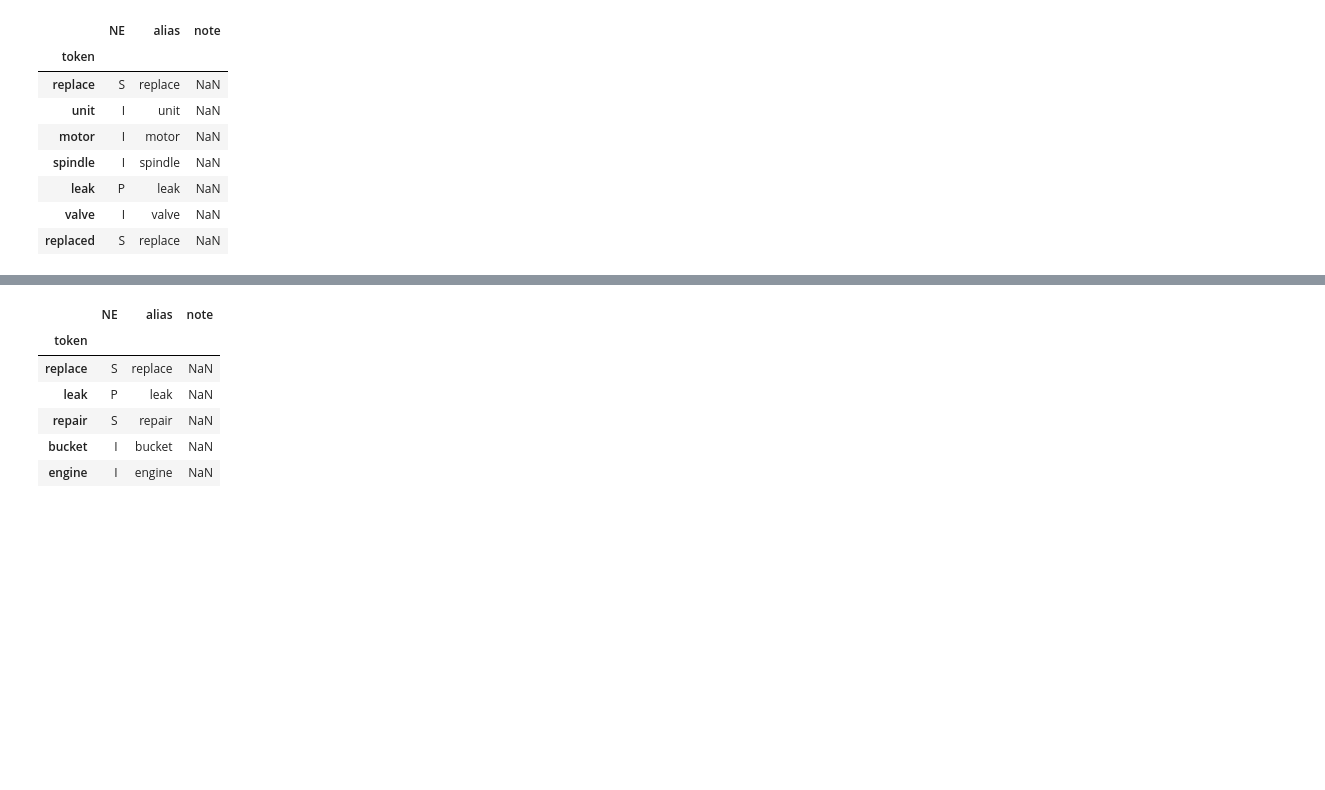
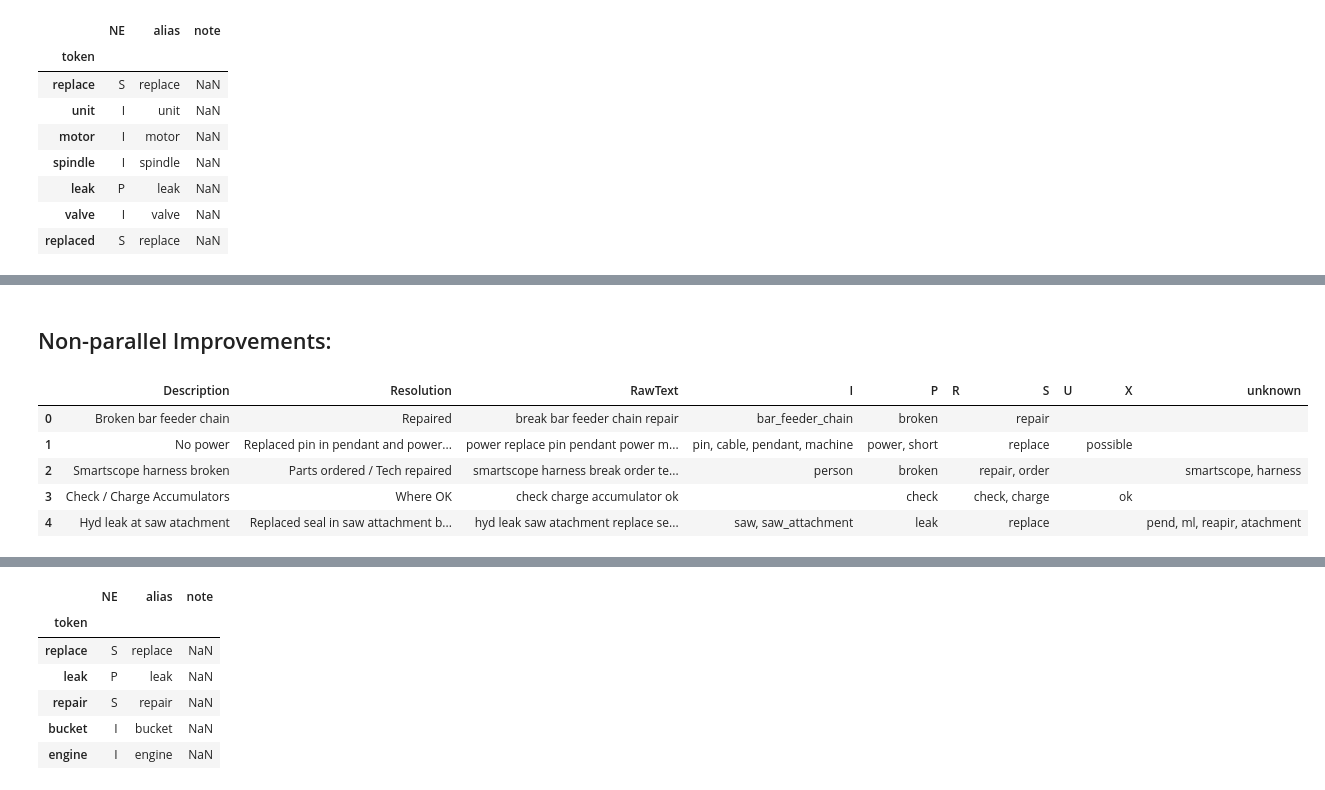
Before and after one commit to usnistgov/nestor-tmp2, a Jupyter notebook: docs/dask.ipynb, the cells around one changed output, grey strips where cells are left out. Cells and saved outputs as stored; diff of their text form; code cells hidden in the pictures; blank space fills up the shorter version.

```diff
--- a/docs/dask.ipynb
+++ b/docs/dask.ipynb
@@ -70,6 +72,3 @@ kex_gs.vocab.head(n=7)
 | leak | P | leak | NaN |
 | valve | I | valve | NaN |
 | replaced | S | replace | NaN |
-# %%
-s=set(kex_gs.vocab.index.tolist())
-# tok = kex_gs.df.RawText.str.split(r'[^\w]+')
@@ -98,0 +75,38 @@ tags.compute()
+# %% [markdown]
+## Non-parallel Improvements:
+# %%
+df = kex_gs.df.copy()
+tqdm.pandas(desc="KEx")
+vocab = kex_gs.vocab.astype(str).copy()
+
+thes_dict = vocab.alias.to_dict()
+substr = sorted(thes_dict, key=len, reverse=True)
+rx = re.compile('|'.join(map(re.escape, substr)))
+
+toks=df.RawText.str.split()
+toks = toks.progress_apply(lambda d: d if isinstance(d, list) else [])
+tags = df.RawText.str.replace(rx, lambda match: thes_dict[match.group(0)]).str.split()
+tags = tags.progress_apply(lambda d: d if isinstance(d, list) else [])
+
+grps = vocab.groupby('NE')
+
+for cls, grp in grps:
+    s = set(grp['alias'].astype(str).tolist())
+    df[cls] = tags.progress_apply(lambda x: list(s.intersection(x))).str.join(', ')
+
+df['unknown'] = toks.progress_apply(lambda x: list(set(x) - set(vocab.index))).str.join(', ')
+
+## This is legacy-style unknown filtering...not used anymore due to str.split() ???
+# def get_unknown(x):
+#     catch = list(set(x)-set(vocab.index))
+#     return [i for i in catch if not np.any(np.isin(list(vocab), i.split(' ')))]
+# df['unknown'] = toks.progress_apply(get_unknown).str.join(', ')
+
+df.head()
+# %% [output]
+|  | Description | Resolution | RawText | I | P | R | S | U | X | unknown |
+| 0 | Broken bar feeder chain | Repaired | break bar feeder chain repair | bar_feeder_chain | broken |  | repair |  |  |  |
+| 1 | No power | Replaced pin in pendant and power... | power replace pin pendant power m... | pin, cable, pendant, machine | power, short |  | replace |  | possible |  |
+| 2 | Smartscope harness broken | Parts ordered / Tech repaired | smartscope harness break order te... | person | broken |  | repair, order |  |  | smartscope, harness |
+| 3 | Check / Charge Accumulators | Where OK | check charge accumulator ok |  | check |  | check, charge |  | ok |  |
+| 4 | Hyd leak at saw atachment | Replaced seal in saw attachment b... | hyd leak saw atachment replace se... | saw, saw_attachment | leak |  | replace |  |  | pend, ml, reapir, atachment |
```
Also changed, not shown: parts of 19 cells of this notebook, 1 other file.
